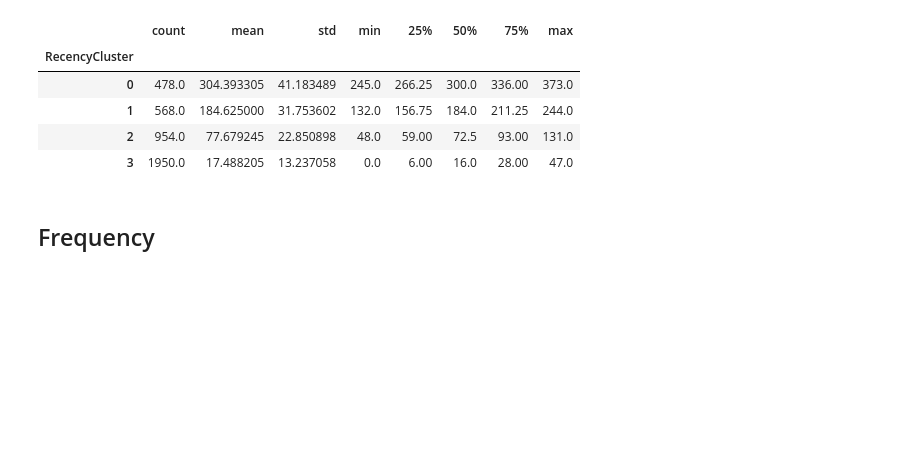
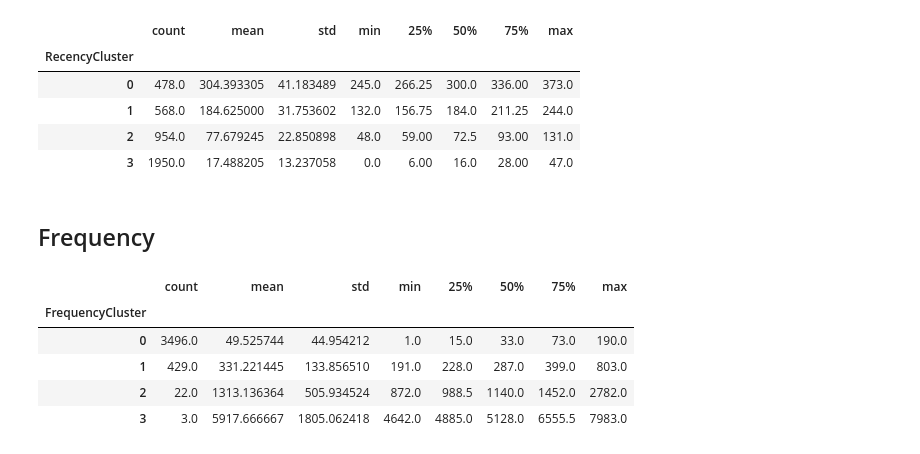
Before and after one commit to elmondhir/customer-segmentation-tuto, a Jupyter notebook: customer_segmentation.ipynb, the cells around one changed output. Cells and saved outputs as stored; diff of their text form; code cells hidden in the pictures; blank space fills up the shorter version.

```diff
--- a/customer_segmentation.ipynb
+++ b/customer_segmentation.ipynb
@@ -140,3 +140,21 @@ plot_layout = go.Layout(
     )
 fig = go.Figure(data=plot_data, layout=plot_layout)
 pyoff.iplot(fig)
+# %%
+#k-means
+kmeans = KMeans(n_clusters=4)
+kmeans.fit(df_user[['Frequency']])
+df_user['FrequencyCluster'] = kmeans.predict(df_user[['Frequency']])
+
+#order the frequency cluster
+df_user = order_cluster('FrequencyCluster', 'Frequency',df_user,True)
+
+#see details of each cluster
+df_user.groupby('FrequencyCluster')['Frequency'].describe()
+# %% [output]
+|  | count | mean | std | min | 25% | 50% | 75% | max |
+| FrequencyCluster |  |  |  |  |  |  |  |  |
+| 0 | 3496.0 | 49.525744 | 44.954212 | 1.0 | 15.0 | 33.0 | 73.0 | 190.0 |
+| 1 | 429.0 | 331.221445 | 133.856510 | 191.0 | 228.0 | 287.0 | 399.0 | 803.0 |
+| 2 | 22.0 | 1313.136364 | 505.934524 | 872.0 | 988.5 | 1140.0 | 1452.0 | 2782.0 |
+| 3 | 3.0 | 5917.666667 | 1805.062418 | 4642.0 | 4885.0 | 5128.0 | 6555.5 | 7983.0 |
```
